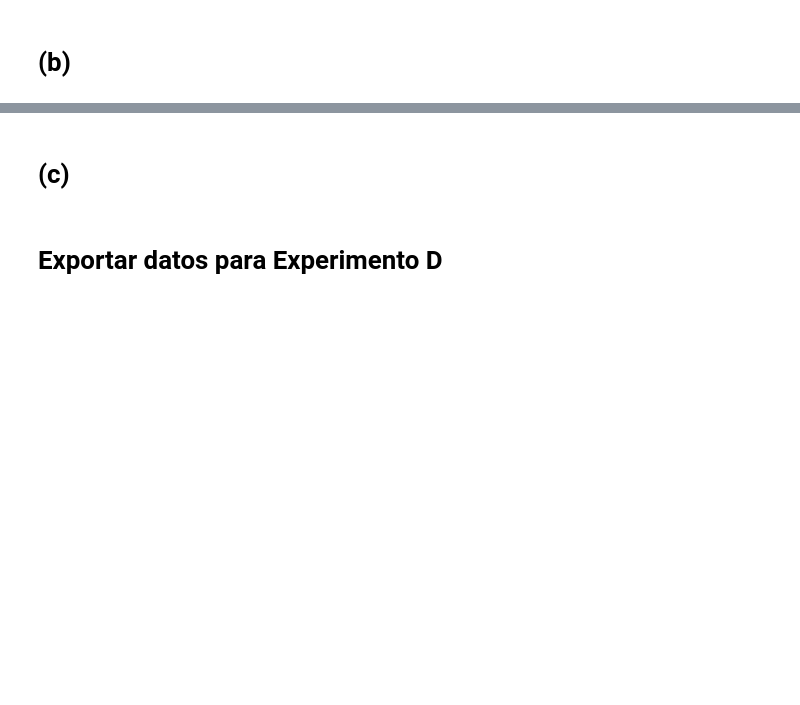
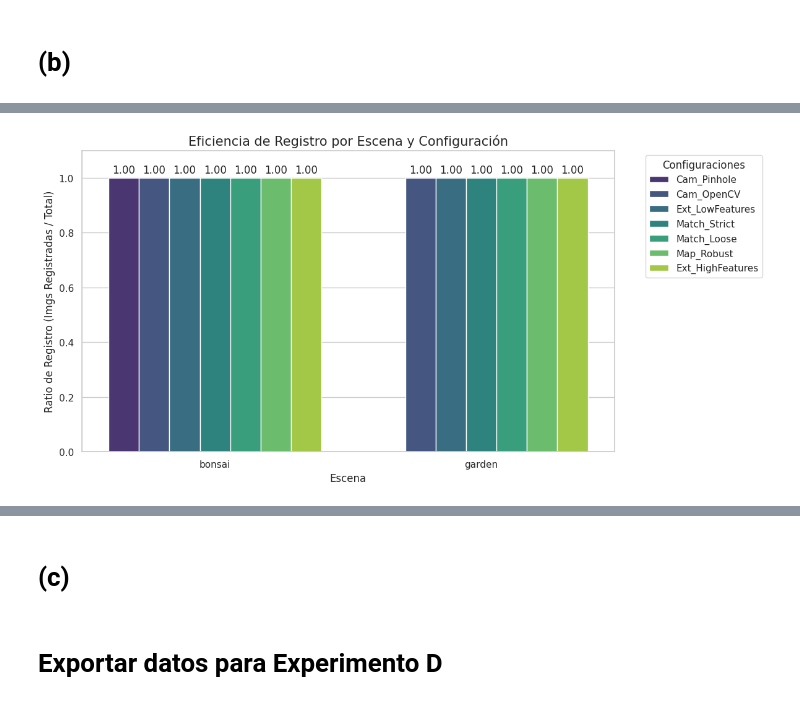
Before and after one commit to Flo-aq/IIC3912-2026-1-T2, a Jupyter notebook: Experiment_C.ipynb, the cells around one changed output, grey strips where cells are left out. Saved outputs shown, nothing was run; the diff lists cells and outputs as text; code cells hidden in the pictures; blank space fills up the shorter version.

```diff
--- a/Experiment_C.ipynb
+++ b/Experiment_C.ipynb
@@ -453,0 +552,30 @@ mostrar_tabla_escena(df_all, "garden")
+# %%
+df_plot = df_all[['scene', 'config', 'registration_ratio']].copy()
+df_plot['registration_ratio'] = pd.to_numeric(df_plot['registration_ratio'], errors='coerce')
+df_plot = df_plot.dropna(subset=['registration_ratio'])
+
+plt.figure(figsize=(12, 6))
+sns.set_theme(style="whitegrid")
+
+bar_plot = sns.barplot(
+    data=df_plot,
+    x='scene',
+    y='registration_ratio',
+    hue='config',
+    palette='viridis'
+)
+
+plt.title('Eficiencia de Registro por Escena y Configuración', fontsize=15)
+plt.xlabel('Escena', fontsize=12)
+plt.ylabel('Ratio de Registro (Imgs Registradas / Total)', fontsize=12)
+plt.ylim(0, 1.1)
+
+for container in bar_plot.containers:
+    bar_plot.bar_label(container, fmt='%.2f', padding=3)
+
+plt.legend(bbox_to_anchor=(1.05, 1), loc='upper left', title='Configuraciones')
+
+plt.tight_layout()
+plt.show()
+# %% [output]
+[figure, added]
```
Also changed, not shown: parts of 14 cells of this notebook, 13 other files.
